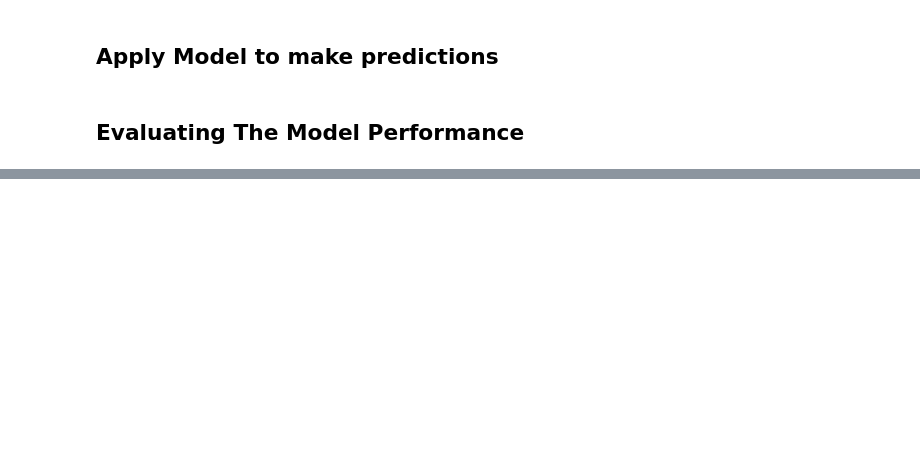
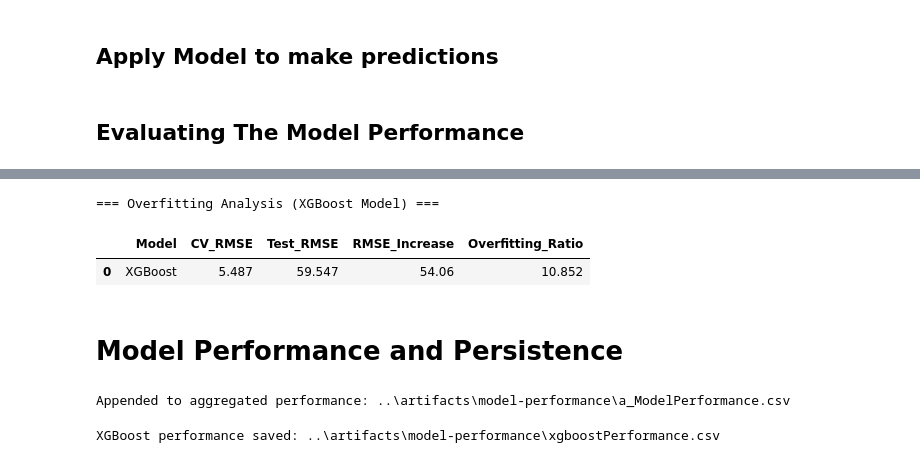
Before and after one commit to tshihab07/Stock-Price-Forecasting, a Jupyter notebook: notebookes/model_XGBoost.ipynb, the cells around one changed output, grey strips where cells are left out. Drawn from its saved outputs; the diff is of its cells as text; code cells hidden in the pictures; blank space fills up the shorter version.

```diff
--- a/notebookes/model_XGBoost.ipynb
+++ b/notebookes/model_XGBoost.ipynb
@@ -122,0 +186,23 @@ test_metrics = Evaluator.calculate_metrics(y_test, test_pred)
+# %%
+# Overfitting analysis (compare CV_RMSE to Test_RMSE)
+cv_rmse = cv_agg.get('RMSE', cv_agg.get('RMSE', np.nan))  # double fallback
+test_rmse = test_metrics.get('RMSE') if isinstance(test_metrics, dict) else (test_metrics['RMSE'] if hasattr(test_metrics,'__getitem__') else np.nan)
+
+overfit = {
+    'Model': 'XGBoost',
+    'CV_RMSE': float(cv_rmse),
+    'Test_RMSE': float(test_rmse),
+    'RMSE_Increase': float(test_rmse - cv_rmse) if (not np.isnan(cv_rmse) and not np.isnan(test_rmse)) else np.nan,
+    'Overfitting_Ratio': float(test_rmse / (cv_rmse + 1e-8)) if not np.isnan(cv_rmse) else np.nan
+}
+
+overfit_df = pd.DataFrame([overfit]).round(3)
+# %%
+print("=== Overfitting Analysis (XGBoost Model) ===")
+overfit_df
+# %% [output]
+=== Overfitting Analysis (XGBoost Model) ===
+|  | Model | CV_RMSE | Test_RMSE | RMSE_Increase | Overfitting_Ratio |
+| 0 | XGBoost | 5.487 | 59.547 | 54.06 | 10.852 |
+# %% [markdown]
+# Model Performance and Persistence
@@ -122,0 +219,10 @@ test_metrics = Evaluator.calculate_metrics(y_test, test_pred)
+# %%
+# aggregate model performance
+persister.aggregated_performance(model_perf)
+# %% [output]
+Appended to aggregated performance: ..\artifacts\model-performance\a_ModelPerformance.csv
+# %%
+# save ariXGBoost model performance
+persister.save_performance(perf_summary)
+# %% [output]
+XGBoost performance saved: ..\artifacts\model-performance\xgboostPerformance.csv
```
Also changed, not shown: parts of 16 cells of this notebook.
